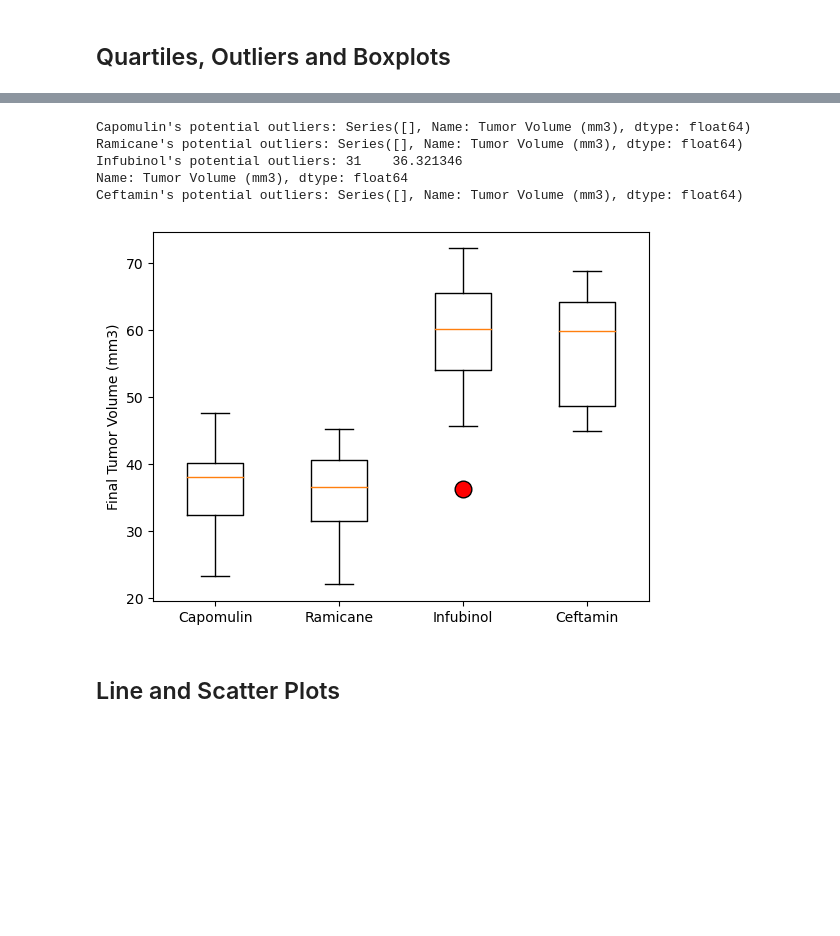
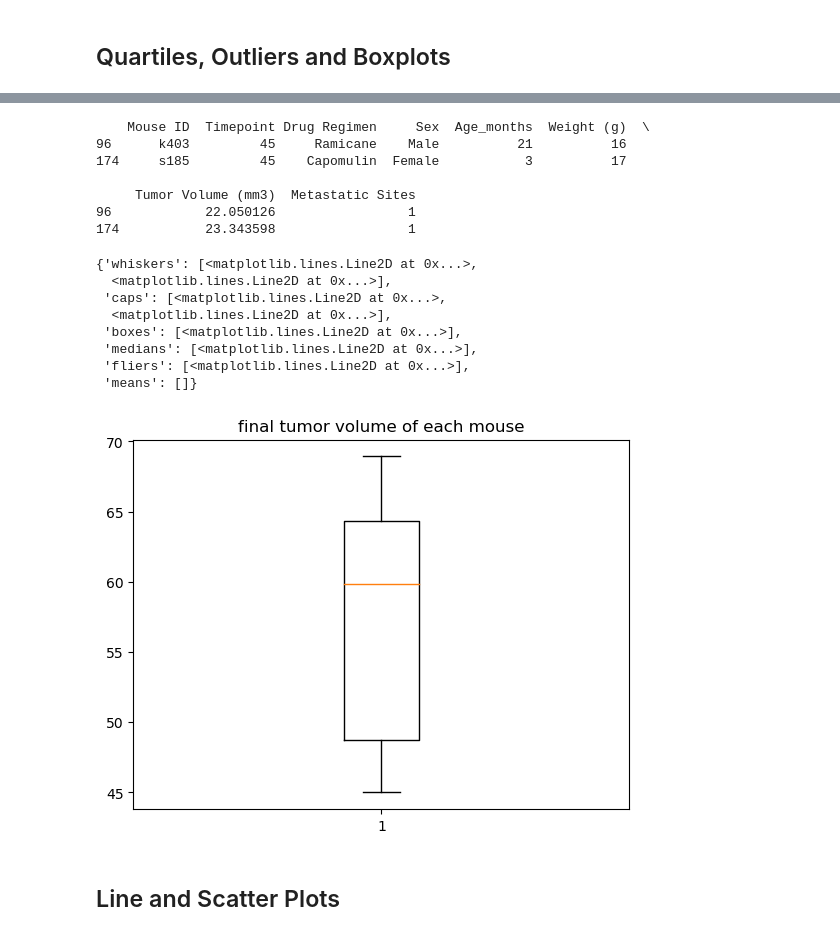
Before and after one commit to Amako123/-5-Data-Visualization, a Jupyter notebook: pymaceuticals_starter.ipynb, the cells around one changed output, grey strips where cells are left out. Drawn from its saved outputs; the diff is of its cells as text; code cells hidden in the pictures; blank space fills up the shorter version.

```diff
--- a/pymaceuticals_starter.ipynb
+++ b/pymaceuticals_starter.ipynb
@@ -125,11 +141,12 @@ plt.show()
 # %%
 # Calculate the final tumor volume of each mouse across four of the treatment regimens:
 # Capomulin, Ramicane, Infubinol, and Ceftamin
+treatment_names = ['Capomulin', 'Ramicane', 'Infubinol', 'Ceftamin']
 
+for name in range(len(treatment_names)):
 # Start by getting the last (greatest) timepoint for each mouse
-greatest_timepoint_df = clean_df.groupby(['Mouse ID'])['Timepoint'].max().reset_index()
-
-# Merge this group df with the original dataframe to get
-
+    greatest_timepoint_df = clean_df.groupby(['Mouse ID'])['Timepoint'].max().reset_index()
 # Merge this group df with the original DataFrame to get the tumor volume at the last timepoint
+max_timepoint_df = greatest_timepoint_df.merge(clean_df,on=['Mouse ID','Timepoint'], how='left')
+max_timepoint_df.head()
 # %% [output]
@@ -137,30 +159,65 @@ NameError: name 'clean_df' is not defined
 # %%
 # Put treatments into a list for for loop (and later for plot labels)
 
+tumor_volume_data = {'Capomulin':[],
+                     'Ramicane':[],
+                     'Infubinol':[],
+                     'Ceftamin':[]}
 
-# Create empty list to fill with tumor vol data (for plotting)
+
+
 
 
 # Calculate the IQR and quantitatively determine if there are any potential outliers.
+for name in treatment_names:
+    # Add subset
+    subset = max_timepoint_df[max_timepoint_df['Drug Regimen']== name]
 
+
+    # Loop thru regiments highest timepoint data
+for i in max_timepoint_df.index:
+        # Append the tumor volume to the list
+        if max_timepoint_df.iloc[i]['Drug Regimen'] == name:
+            tumor_volume_data[name].append(max_timepoint_df.iloc[i]['Tumor Volume (mm3)'])
 
     # Locate the rows which contain mice on each drug and get the tumor volumes
 
 
-    # add subset
-
+quartiles = subset['Tumor Volume (mm3)'].quantile([0.25,0.5,0.75])
+first_quartile = quartiles[0.25]
+second_quartile = quartiles[0.5]
+third_quartile = quartiles[0.75]
+iqr = third_quartile - first_quartile
+lower_bound = first_quartile - (1.5*iqr)
+upper_bound = third_quartile + (1.5 *iqr)
 
     # Determine outliers using upper and lower bounds
+outliers = max_timepoint_df.loc[(max_timepoint_df['Tumor Volume (mm3)'] <= lower_bound) | (max_timepoint_df['Tumor Volume (mm3)'] >= upper_bound)]
+print(outliers)
 # %% [output]
-Capomulin's potential outliers: Series([], Name: Tumor Volume (mm3), dtype: float64)
-Ramicane's potential outliers: Series([], Name: Tumor Volume (mm3), dtype: float64)
-Infubinol's potential outliers: 31    36.321346
-Name: Tumor Volume (mm3), dtype: float64
-Ceftamin's potential outliers: Series([], Name: Tumor Volume (mm3), dtype: float64)
+    Mouse ID  Timepoint Drug Regimen     Sex  Age_months  Weight (g)  \
+96      k403         45     Ramicane    Male          21          16
+174     s185         45    Capomulin  Female           3          17
+
+     Tumor Volume (mm3)  Metastatic Sites
+96            22.050126                 1
+174           23.343598                 1
 # %%
 # Generate a box plot that shows the distrubution of the tumor volume for each treatment group.
+box_plot = dict(markerfacecolor='g', marker='D')
+fig3, ax3 = plt.subplots()
+ax3.set_title('final tumor volume of each mouse')
+ax3.boxplot(subset['Tumor Volume (mm3)'], flierprops=box_plot)
 # %% [output]
+{'whiskers': [<matplotlib.lines.Line2D at 0x...>,
+  <matplotlib.lines.Line2D at 0x...>],
+ 'caps': [<matplotlib.lines.Line2D at 0x...>,
+  <matplotlib.lines.Line2D at 0x...>],
+ 'boxes': [<matplotlib.lines.Line2D at 0x...>],
+ 'medians': [<matplotlib.lines.Line2D at 0x...>],
+ 'fliers': [<matplotlib.lines.Line2D at 0x...>],
+ 'means': []}
-[figure, old version]
+[figure, new version]
 # %% [markdown]
 ## Line and Scatter Plots
 # %%
```
Also changed, not shown: parts of 8 cells of this notebook.
